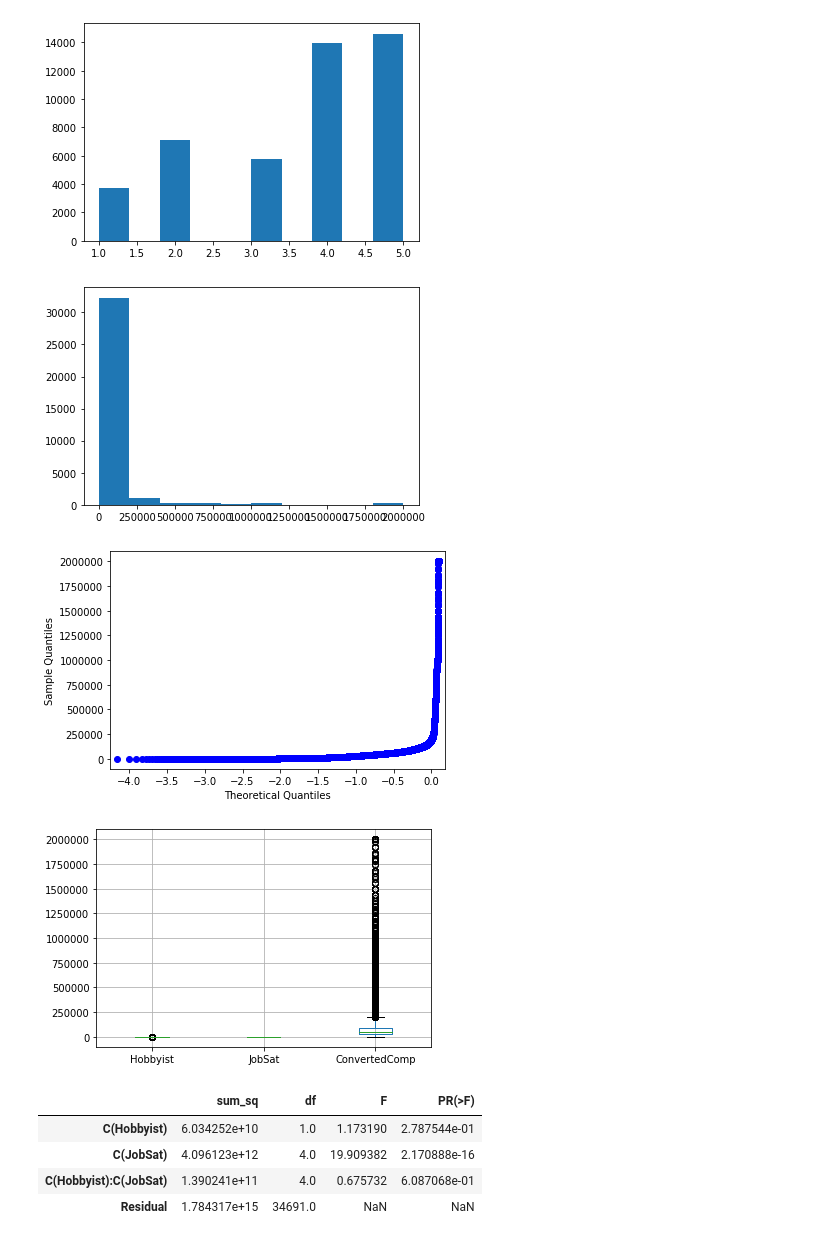
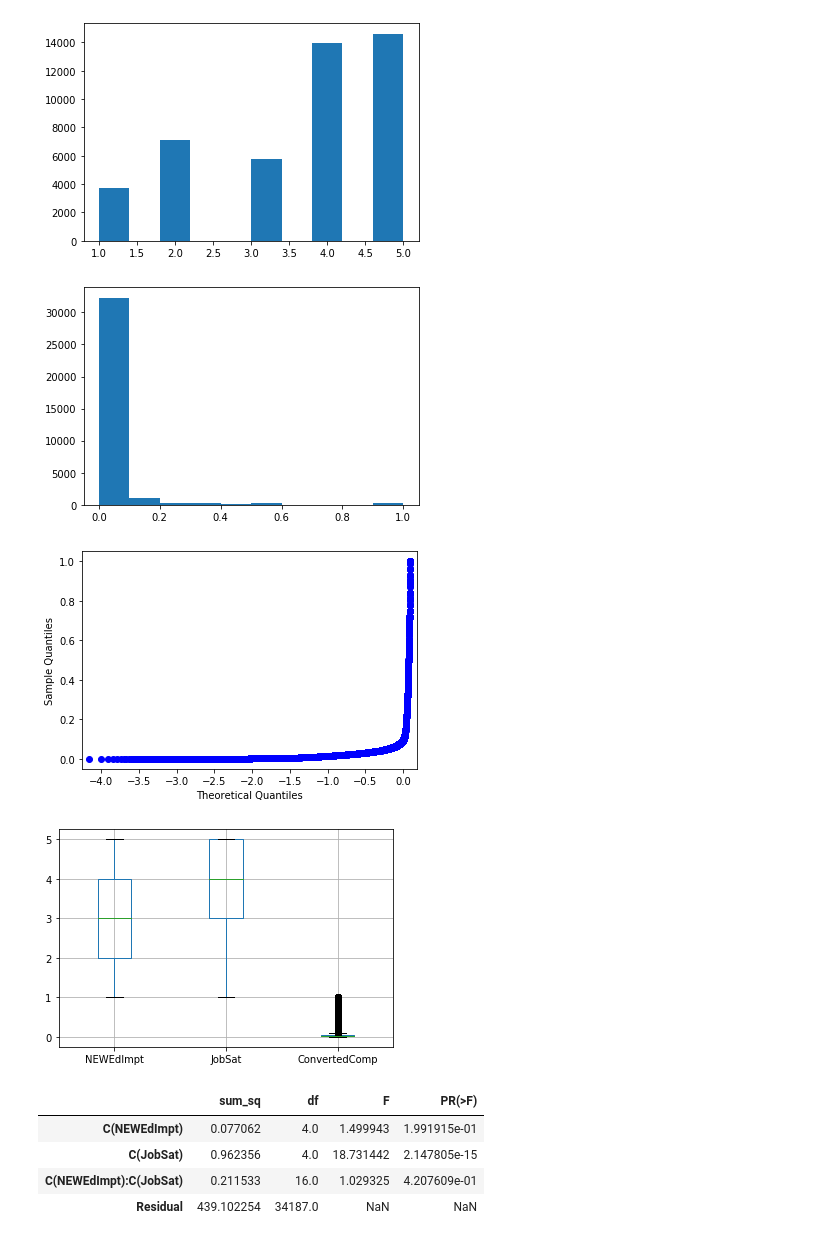
Before and after one commit to NoshinTahsin/SoftwareMetrics8th, a Jupyter notebook: anova-without-normalization.ipynb, the cells around one changed output. Saved outputs shown, nothing was run; the diff lists cells and outputs as text; code cells hidden in the pictures.

Commit message:
likert scale data

```diff
--- a/anova-without-normalization.ipynb
+++ b/anova-without-normalization.ipynb
@@ -14,9 +14,11 @@ print(data.shape)
 # %% [output]
 (64461, 61)
 # %%
-data['Hobbyist'].value_counts()
+data['NEWEdImpt'].value_counts()
 #data['Hobbyist'] = data[np.isfinite(data['Hobbyist'])]
-data['Hobbyist'] = data['Hobbyist'].map({'Yes': 1, 'No': 2})
+data['NEWEdImpt'] = data['NEWEdImpt'].map({'Not at all important/not necessary': 1, 'Somewhat important': 2,
+                                          'Fairly important': 3, 'Very important': 4,
+                                    'Critically important': 5})
 data['JobSat'].value_counts()
 data['JobSat'] = data['JobSat'].map({'Very dissatisfied': 1, 'Slightly dissatisfied': 2,
                                     'Neither satisfied nor dissatisfied': 3, 'Slightly satisfied': 4,
@@ -35,3 +37,5 @@ data['ConvertedComp'].value_counts()
 38456.0        1
 21487.0        1
 Name: ConvertedComp, Length: 6958, dtype: int64
+# %%
+data['ConvertedComp']=(data['ConvertedComp']-data['ConvertedComp'].min())/(data['ConvertedComp'].max()-data['ConvertedComp'].min())
@@ -56,28 +75,28 @@ plt.show()
 plt.hist(data['ConvertedComp'])
 plt.show()
 # %% [output]
-[figure, old version]
+[figure, new version]
 # %%
 # q-q plot
 qqplot(data['ConvertedComp'], line='s')
 plt.show()
 # %% [output]
-[figure, old version]
+[figure, new version]
 # %%
 #checking equal variance with boxplot
-boxplot = data.boxplot(column=['Hobbyist', 'JobSat', 'ConvertedComp'])
+boxplot = data.boxplot(column=['NEWEdImpt', 'JobSat', 'ConvertedComp'])
 # %% [output]
-[figure, old version]
+[figure, new version]
 # %%
 #perform two-way ANOVA
-model = ols('ConvertedComp ~ C(Hobbyist) + C(JobSat) + C(Hobbyist):C(JobSat)', data=data).fit()
+model = ols('ConvertedComp ~ C(NEWEdImpt) + C(JobSat) + C(NEWEdImpt):C(JobSat)', data=data).fit()
 sm.stats.anova_lm(model, typ=2)
 # %% [output]
 |  | sum_sq | df | F | PR(>F) |
-| C(Hobbyist) | 6.034252e+10 | 1.0 | 1.173190 | 2.787544e-01 |
-| C(JobSat) | 4.096123e+12 | 4.0 | 19.909382 | 2.170888e-16 |
-| C(Hobbyist):C(JobSat) | 1.390241e+11 | 4.0 | 0.675732 | 6.087068e-01 |
-| Residual | 1.784317e+15 | 34691.0 | NaN | NaN |
+| C(NEWEdImpt) | 0.077062 | 4.0 | 1.499943 | 1.991915e-01 |
+| C(JobSat) | 0.962356 | 4.0 | 18.731442 | 2.147805e-15 |
+| C(NEWEdImpt):C(JobSat) | 0.211533 | 16.0 | 1.029325 | 4.207609e-01 |
+| Residual | 439.102254 | 34187.0 | NaN | NaN |
 # %%
 #Since the p-values for Hobbyist and JobSat are both less than .05,
 #this means that both factors have a statistically significant effect on ConvertedComp.
```
Also changed, not shown: parts of 5 cells of this notebook.
